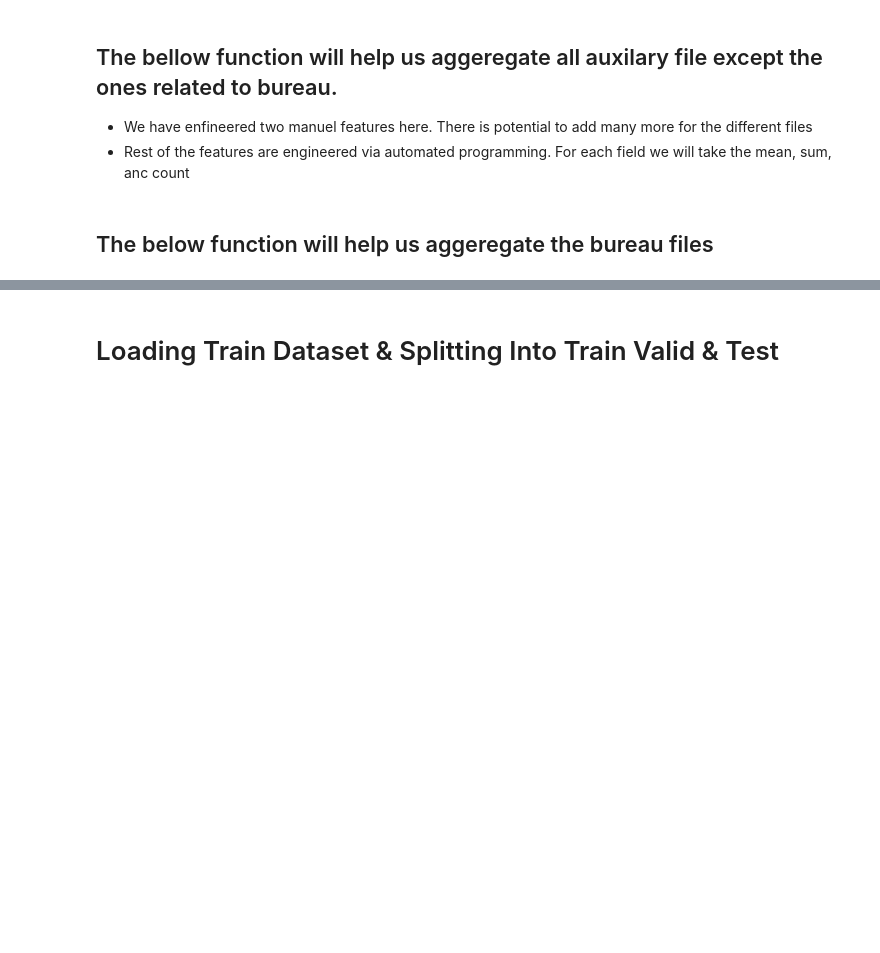
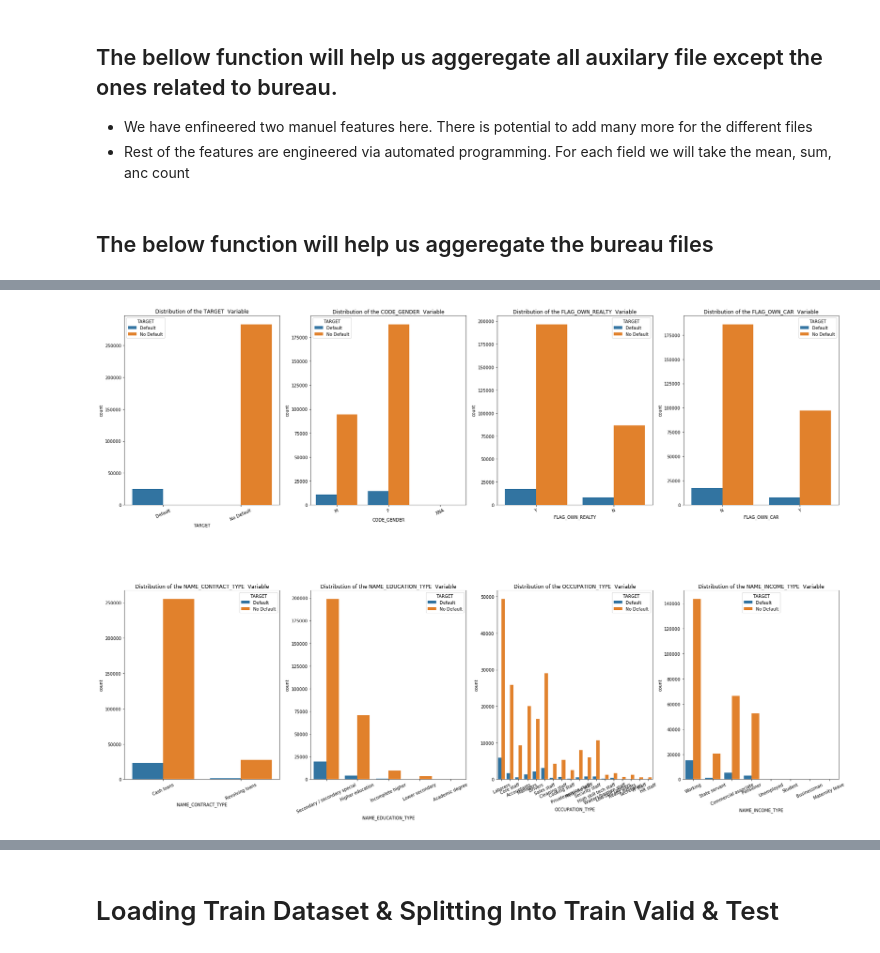
Before and after one commit to lalitsc12/AML-HCDR, a Jupyter notebook: Data Science Project-LightGBM.ipynb, the cells around one changed output, grey strips where cells are left out. Saved outputs shown, nothing was run; the diff lists cells and outputs as text; code cells hidden in the pictures; blank space fills up the shorter version.

```diff
--- a/Data Science Project-LightGBM.ipynb
+++ b/Data Science Project-LightGBM.ipynb
@@ -226,0 +229,6 @@ def bureau():
+# %%
+df = pd.read_csv('application_train.csv')
+df['DAYS_BIRTH'] = round(abs(df['DAYS_BIRTH'])/365).astype(int)
+df['DAYS_EMPLOYED'] = round(abs(df['DAYS_EMPLOYED'])/365).astype(int)
+df['TARGET'].replace(0, "No Default", inplace = True)
+df['TARGET'].replace(1, "Default", inplace = True)
@@ -226,0 +244,14 @@ def bureau():
+# %%
+cat_attribs = ['TARGET','CODE_GENDER', 'FLAG_OWN_REALTY','FLAG_OWN_CAR','NAME_CONTRACT_TYPE',
+                   'NAME_EDUCATION_TYPE','OCCUPATION_TYPE','NAME_INCOME_TYPE']
+fig, ax =plt.subplots(2,4, figsize = (30,20))
+plt.subplots_adjust(left=None, bottom=None, right=None, top=None, wspace=None, hspace=0.45)
+num = 0
+for i in range(0,2):
+    for j in range(0,4):
+            tst = sb.countplot(x = cat_attribs[num], data = df, hue = 'TARGET', ax=ax[i][j])
+            tst.set_title(f"Distribution of the {cat_attribs[num]}  Variable")
+            tst.set_xticklabels(tst.get_xticklabels(),rotation=25)
+            num = num + 1
+# %% [output]
+[figure, added]
```
Also changed, not shown: parts of 8 cells of this notebook.
